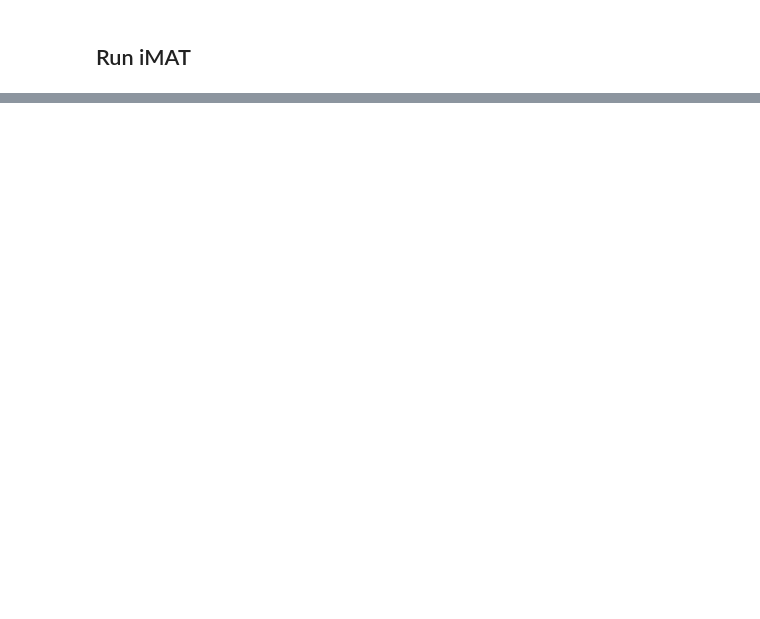
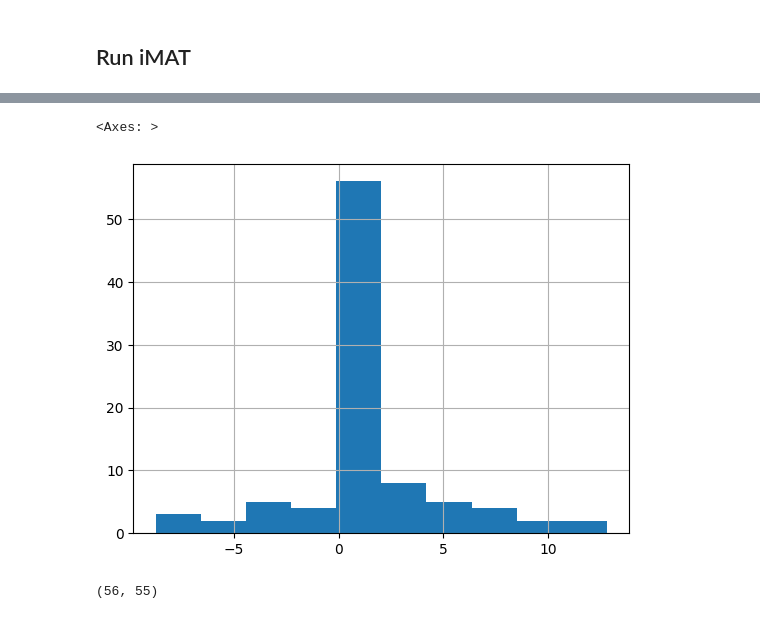
Before and after one commit to Bisho2122/CORNETO_GEM_RNA, a Jupyter notebook: tutorial.ipynb, the cells around one changed output, grey strips where cells are left out. Saved outputs shown, nothing was run; the diff lists cells and outputs as text; code cells hidden in the pictures; blank space fills up the shorter version.

```diff
--- a/tutorial.ipynb
+++ b/tutorial.ipynb
@@ -64,10 +64,11 @@ custom.plot_gmm_fit(gmm= gmm_based['gmm_results']['Treated'][1],
 # %% [markdown]
 We will use the reaction scores to create a `Data` object. The id corresponds to the reaction id of the prior knowledge network, and the value to the reaction score. We indicate that these features map to edges (reactions) with `mapping = edge`. Note that if `mapping = none`, then it will be assumed that the dataset contains genes, and automatic GPR will be performed to translate from genes to reaction scores.
 # %%
-conds = gmm_based['updated_df']['Condition'].unique()
+conds = quantile_based['Condition'].unique()
 data = {}
 for cond in conds:
-    cond_df = gmm_based['updated_df'][gmm_based['updated_df']['Condition'] == cond]
+    cond_df = quantile_based[quantile_based['Condition'] == cond]
+    cond_df.score = cond_df.score.astype(int)
     values = cond_df[["gene", "score"]].set_index("gene").to_dict()["score"]
     e = evaluate_gpr_expression(G.get_attr_from_edges("GPR"), values)
 
@@ -94,19 +123,7 @@ eps = 1e-2
 # of reactions across samples. Here, we are just penalizing
 # the inclusion of reactions not needed to fit the reaction
 # scores
-m = MultiSampleIMAT(lambda_reg=1e-3, eps=eps)
+m = MultiSampleIMAT(lambda_reg=1e-3, eps=eps, use_bigm_constraints=False)
 preprocessed_data = m.preprocess(G, data)
-flow_params = m.get_flow_bounds(preprocessed_data[0], preprocessed_data[1])
-flow_problem = m.backend.Flow(
-    preprocessed_data[0],
-    lb=flow_params["lb"],
-    ub=flow_params["ub"],
-    n_flows=flow_params["n_flows"],
-    values=m._use_flow_coefficients,
-    shared_bounds=flow_params["shared_bounds"],
-)
-m.problem = m.create_flow_based_problem(flow_problem = flow_problem,
-                            graph=preprocessed_data[0],
-                            data=preprocessed_data[1])
 P = m.build(preprocessed_data[0], preprocessed_data[1])
-#P.expr
+P.expr
@@ -116,0 +152,5 @@ ValueError: The 'minimize' objective must resolve to a scalar.
+# %%
+df_sol = pd.DataFrame(
+    P.expr.flow.value, index=G.get_attr_from_edges("id"), columns=["Control_flux", "Treated_flux"]
+)
+df_sol
@@ -116,0 +171,11 @@ ValueError: The 'minimize' objective must resolve to a scalar.
+# %%
+df_sol['Treated_flux'].hist()
+# %% [output]
+<Axes: >
+[figure, added]
+# %%
+# Extract the context specific network
+G_ctx = G.edge_subgraph(np.flatnonzero(P.expr.edge_has_flux.value[:,0]))
+G_ctx.shape
+# %% [output]
+(56, 55)
```
Also changed, not shown: parts of 8 cells of this notebook.
